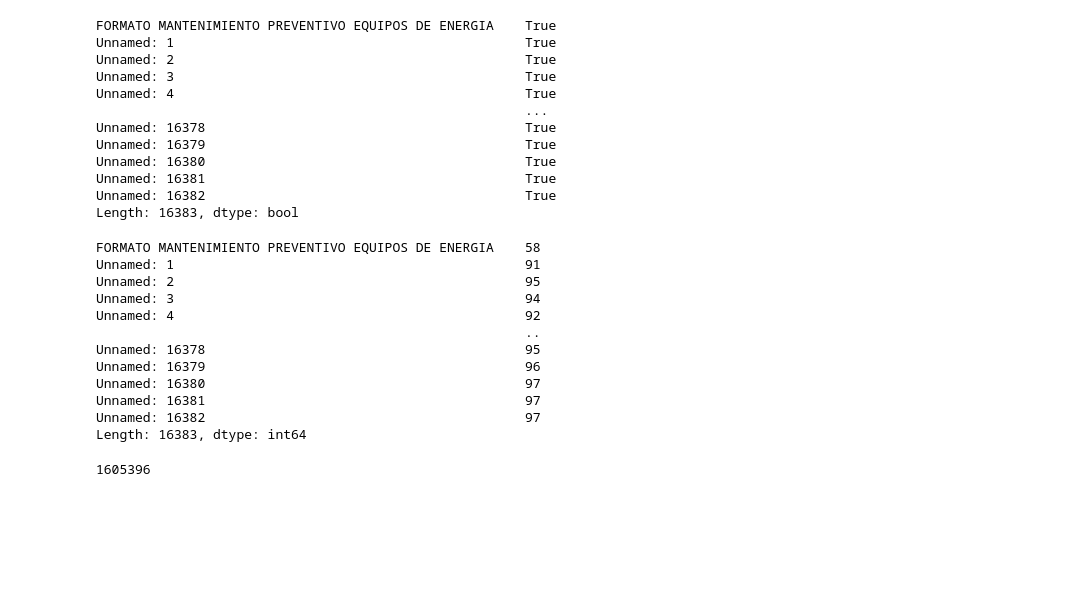
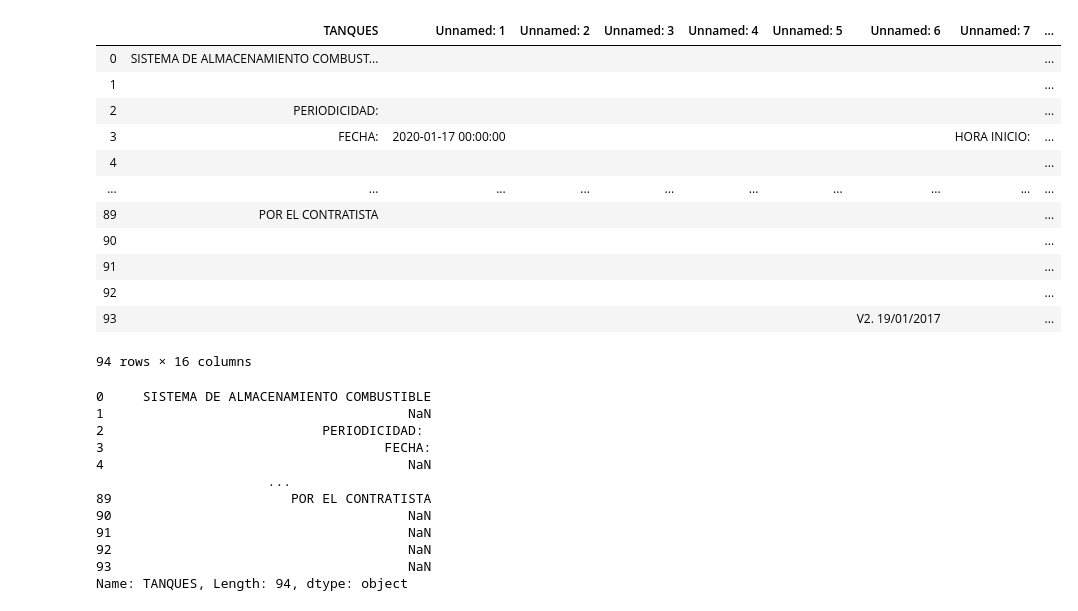
Before and after one commit to INFINITY-RUBER/UDEMY-ESTADISTICA-DESC-R-y-PYTHON, a Jupyter notebook: leer excel.ipynb, the cells around one changed output. Cells and saved outputs as stored; diff of their text form; code cells hidden in the pictures; blank space fills up the shorter version.

```diff
--- a/leer excel.ipynb
+++ b/leer excel.ipynb
@@ -85,34 +73,0 @@ True
-# %%
-df.isnull().any()
-# %% [output]
-FORMATO MANTENIMIENTO PREVENTIVO EQUIPOS DE ENERGIA    True
-Unnamed: 1                                             True
-Unnamed: 2                                             True
-Unnamed: 3                                             True
-Unnamed: 4                                             True
-                                                       ...
-Unnamed: 16378                                         True
-Unnamed: 16379                                         True
-Unnamed: 16380                                         True
-Unnamed: 16381                                         True
-Unnamed: 16382                                         True
-Length: 16383, dtype: bool
-# %%
-df.isnull().sum()
-# %% [output]
-FORMATO MANTENIMIENTO PREVENTIVO EQUIPOS DE ENERGIA    58
-Unnamed: 1                                             91
-Unnamed: 2                                             95
-Unnamed: 3                                             94
-Unnamed: 4                                             92
-                                                       ..
-Unnamed: 16378                                         95
-Unnamed: 16379                                         96
-Unnamed: 16380                                         97
-Unnamed: 16381                                         97
-Unnamed: 16382                                         97
-Length: 16383, dtype: int64
-# %%
-df.isnull().sum().sum()
-# %% [output]
-1605396
@@ -120,0 +74,32 @@ nan_rows = df[df.isnull().any(1)]
+# %%
+df1 = df.fillna('')
+df1
+# %% [output]
+|  | TANQUES | Unnamed: 1 | Unnamed: 2 | Unnamed: 3 | Unnamed: 4 | Unnamed: 5 | Unnamed: 6 | Unnamed: 7 | ... |
+| 0 | SISTEMA DE ALMACENAMIENTO COMBUST... |  |  |  |  |  |  |  | ... |
+| 1 |  |  |  |  |  |  |  |  | ... |
+| 2 | PERIODICIDAD: |  |  |  |  |  |  |  | ... |
+| 3 | FECHA: | 2020-01-17 00:00:00 |  |  |  |  |  | HORA INICIO: | ... |
+| 4 |  |  |  |  |  |  |  |  | ... |
+| ... | ... | ... | ... | ... | ... | ... | ... | ... | ... |
+| 89 | POR EL CONTRATISTA |  |  |  |  |  |  |  | ... |
+| 90 |  |  |  |  |  |  |  |  | ... |
+| 91 |  |  |  |  |  |  |  |  | ... |
+| 92 |  |  |  |  |  |  |  |  | ... |
+| 93 |  |  |  |  |  |  | V2. 19/01/2017 |  | ... |
+94 rows × 16 columns
+# %%
+print(df['TANQUES'])
+# %% [output]
+0     SISTEMA DE ALMACENAMIENTO COMBUSTIBLE
+1                                       NaN
+2                            PERIODICIDAD:
+3                                    FECHA:
+4                                       NaN
+                      ...
+89                       POR EL CONTRATISTA
+90                                      NaN
+91                                      NaN
+92                                      NaN
+93                                      NaN
+Name: TANQUES, Length: 94, dtype: object
```
Also changed, not shown: parts of 14 cells of this notebook.
